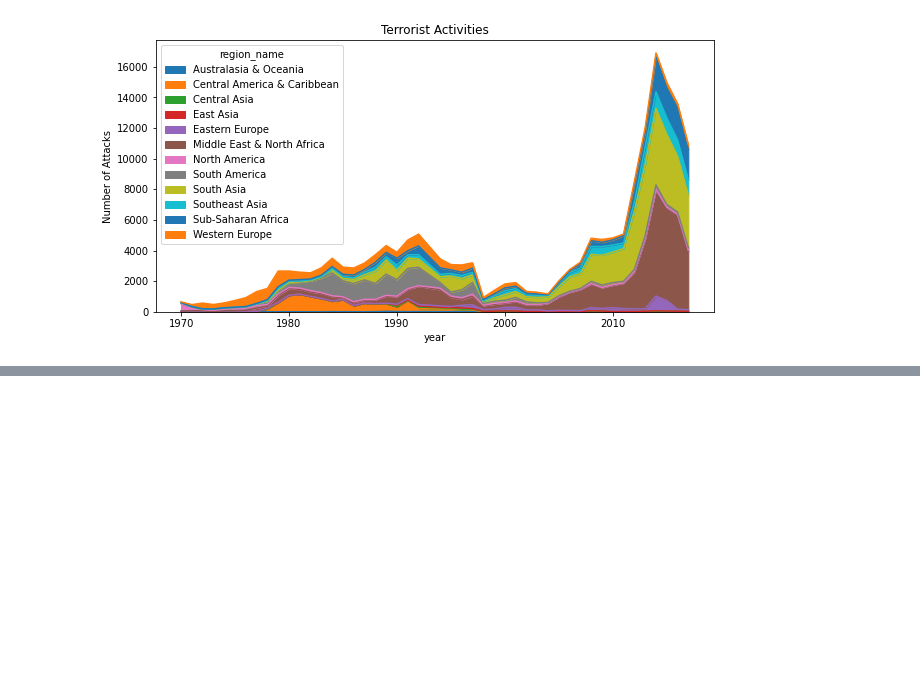
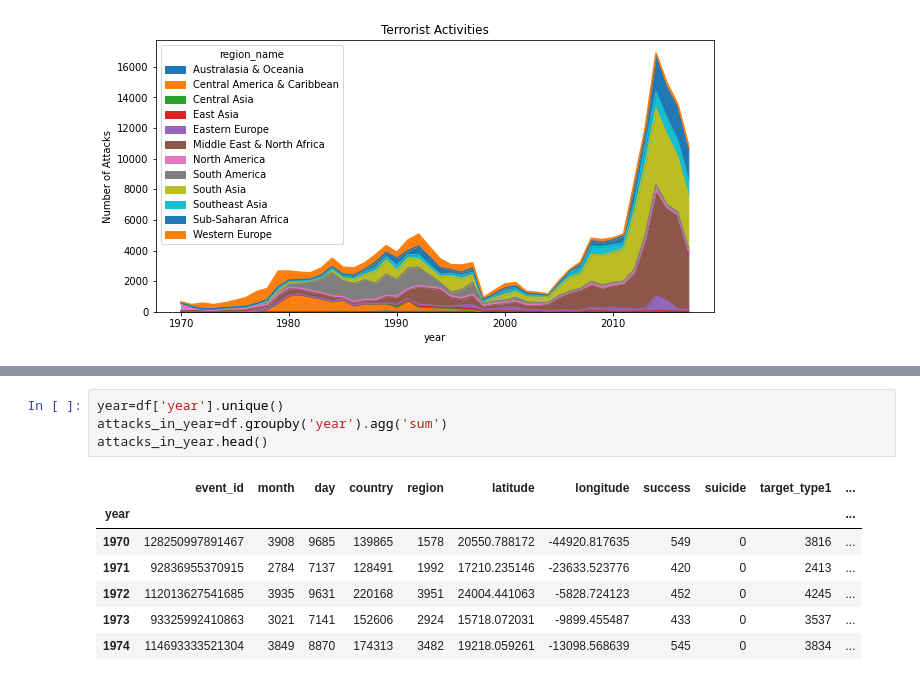
Before and after one commit to PratibhaSanganmath/EDA-Global_terrorism_analysis, a Jupyter notebook: EDA_Global_terrorism.ipynb, the cells around one changed output, grey strips where cells are left out. Drawn from its saved outputs; the diff is of its cells as text; blank space fills up the shorter version.

```diff
--- a/EDA_Global_terrorism.ipynb
+++ b/EDA_Global_terrorism.ipynb
@@ -287,0 +392,12 @@ plt.show()
+# %%
+year=df['year'].unique()
+attacks_in_year=df.groupby('year').agg('sum')
+attacks_in_year.head()
+# %% [output]
+|  | event_id | month | day | country | region | latitude | longitude | success | suicide | target_type1 | ... |
+| year |  |  |  |  |  |  |  |  |  |  | ... |
+| 1970 | 128250997891467 | 3908 | 9685 | 139865 | 1578 | 20550.788172 | -44920.817635 | 549 | 0 | 3816 | ... |
+| 1971 | 92836955370915 | 2784 | 7137 | 128491 | 1992 | 17210.235146 | -23633.523776 | 420 | 0 | 2413 | ... |
+| 1972 | 112013627541685 | 3935 | 9631 | 220168 | 3951 | 24004.441063 | -5828.724123 | 452 | 0 | 4245 | ... |
+| 1973 | 93325992410863 | 3021 | 7141 | 152606 | 2924 | 15718.072031 | -9899.455487 | 433 | 0 | 3537 | ... |
+| 1974 | 114693333521304 | 3849 | 8870 | 174313 | 3482 | 19218.059261 | -13098.568639 | 545 | 0 | 3834 | ... |
```
Also changed, not shown: parts of 22 cells of this notebook.
